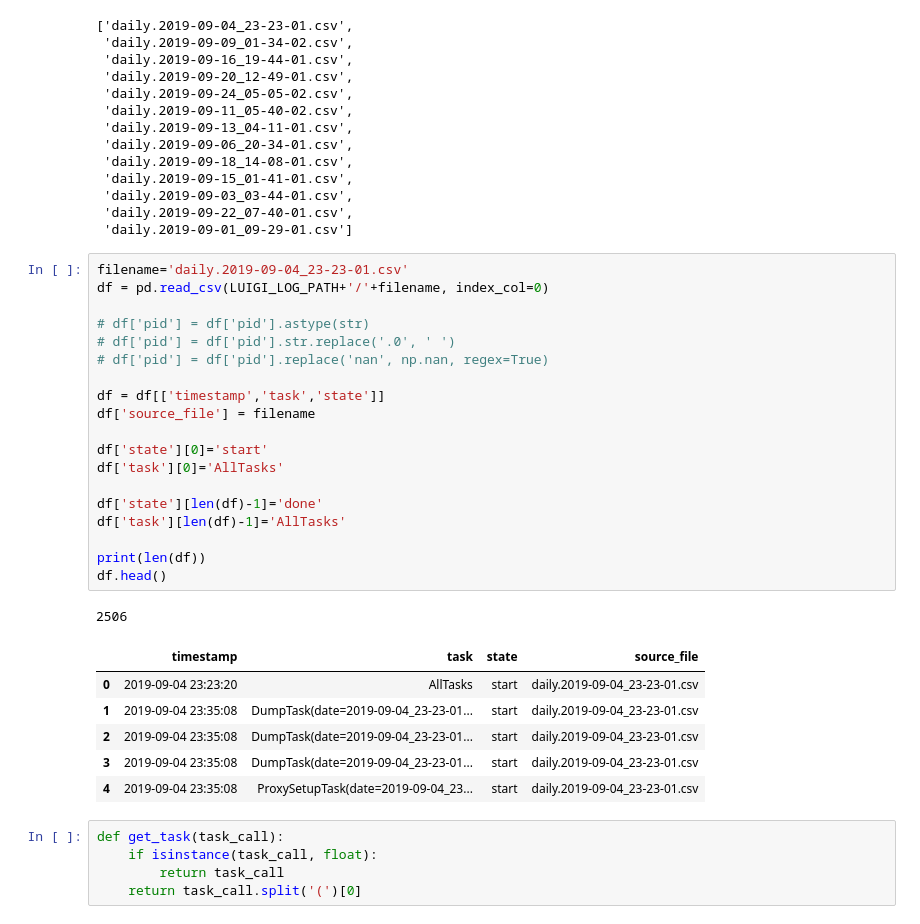
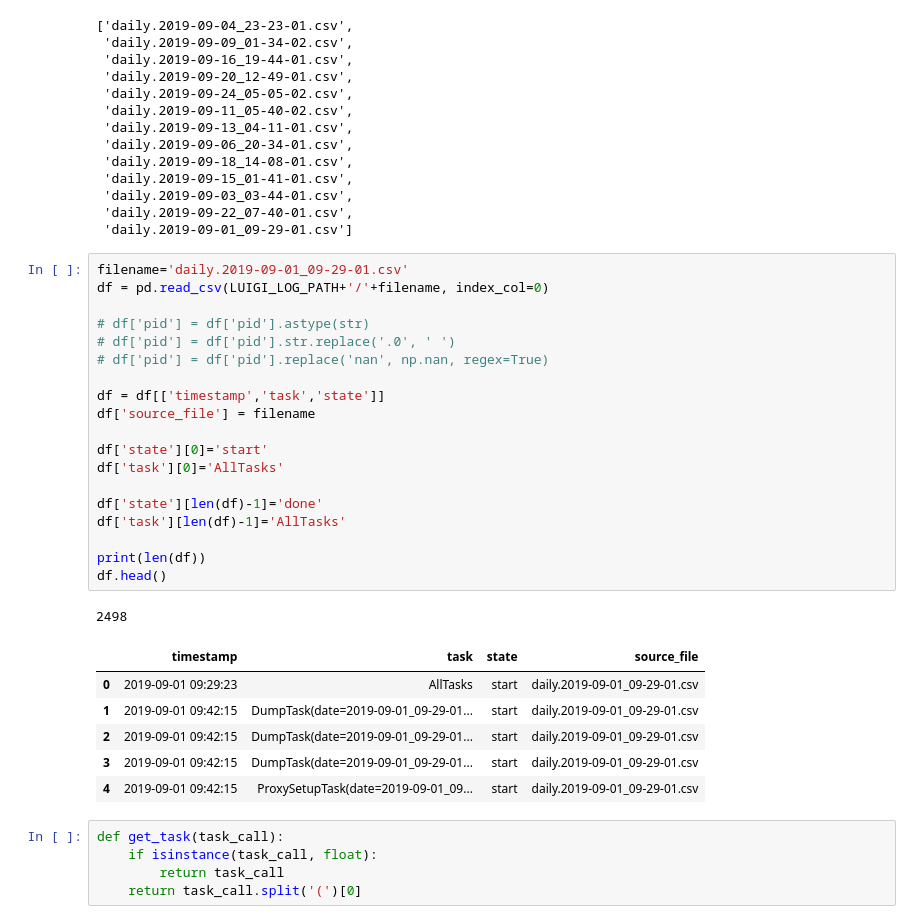
Before and after one commit to andreamalhera/perfSky, a Jupyter notebook: notebooks/boxplot.ipynb, the cells around one changed output. Cells and saved outputs as stored; diff of their text form.

```diff
--- a/notebooks/boxplot.ipynb
+++ b/notebooks/boxplot.ipynb
@@ -27,32 +27,32 @@ csv_list
  'daily.2019-09-22_07-40-01.csv',
  'daily.2019-09-01_09-29-01.csv']
 # %%
-filename='daily.2019-09-04_23-23-01.csv'
+filename='daily.2019-09-01_09-29-01.csv'
 df = pd.read_csv(LUIGI_LOG_PATH+'/'+filename, index_col=0)
 
 # df['pid'] = df['pid'].astype(str)
 # df['pid'] = df['pid'].str.replace('.0', ' ')
 # df['pid'] = df['pid'].replace('nan', np.nan, regex=True)
 
 df = df[['timestamp','task','state']]
 df['source_file'] = filename
 
 df['state'][0]='start'
 df['task'][0]='AllTasks'
 
 df['state'][len(df)-1]='done'
 df['task'][len(df)-1]='AllTasks'
 
 print(len(df))
 df.head()
 # %% [output]
-2506
+2498
 |  | timestamp | task | state | source_file |
-| 0 | 2019-09-04 23:23:20 | AllTasks | start | daily.2019-09-04_23-23-01.csv |
-| 1 | 2019-09-04 23:35:08 | DumpTask(date=2019-09-04_23-23-01... | start | daily.2019-09-04_23-23-01.csv |
-| 2 | 2019-09-04 23:35:08 | DumpTask(date=2019-09-04_23-23-01... | start | daily.2019-09-04_23-23-01.csv |
-| 3 | 2019-09-04 23:35:08 | DumpTask(date=2019-09-04_23-23-01... | start | daily.2019-09-04_23-23-01.csv |
-| 4 | 2019-09-04 23:35:08 | ProxySetupTask(date=2019-09-04_23... | start | daily.2019-09-04_23-23-01.csv |
+| 0 | 2019-09-01 09:29:23 | AllTasks | start | daily.2019-09-01_09-29-01.csv |
+| 1 | 2019-09-01 09:42:15 | DumpTask(date=2019-09-01_09-29-01... | start | daily.2019-09-01_09-29-01.csv |
+| 2 | 2019-09-01 09:42:15 | DumpTask(date=2019-09-01_09-29-01... | start | daily.2019-09-01_09-29-01.csv |
+| 3 | 2019-09-01 09:42:15 | DumpTask(date=2019-09-01_09-29-01... | start | daily.2019-09-01_09-29-01.csv |
+| 4 | 2019-09-01 09:42:15 | ProxySetupTask(date=2019-09-01_09... | start | daily.2019-09-01_09-29-01.csv |
 # %%
 def get_task(task_call):
     if isinstance(task_call, float):
```
Also changed, not shown: parts of 7 cells of this notebook.
